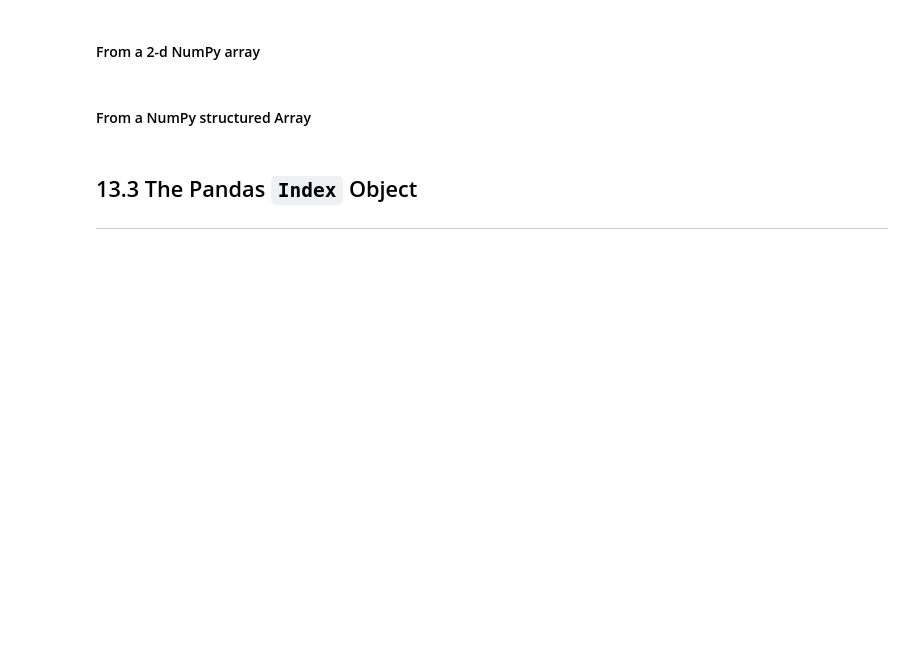
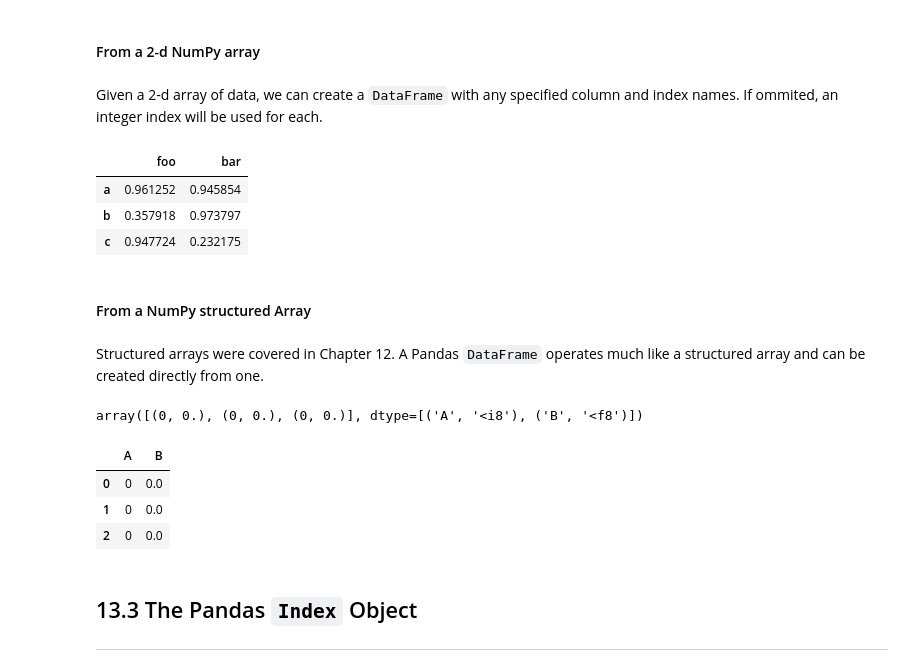
Before and after one commit to huymh/jupyter-notes, a Jupyter notebook: HB_Data_Manipulation_with_Pandas.ipynb, the cells around one changed output. Drawn from its saved outputs; the diff is of its cells as text; code cells hidden in the pictures; blank space fills up the shorter version.

```diff
--- a/HB_Data_Manipulation_with_Pandas.ipynb
+++ b/HB_Data_Manipulation_with_Pandas.ipynb
@@ -37,7 +256,32 @@ improt pandas as pd
 # %% [markdown]
 #### From a 2-d NumPy array
+# %% [markdown]
+Given a 2-d array of data, we can create a `DataFrame` with any specified column and index names. If ommited, an integer index will be used for each.
+# %%
+pd.DataFrame(np.random.rand(3,2),
+             columns = ['foo', 'bar'],
+             index = ['a', 'b', 'c'])
+# %% [output]
+|  | foo | bar |
+| a | 0.961252 | 0.945854 |
+| b | 0.357918 | 0.973797 |
+| c | 0.947724 | 0.232175 |
 # %% [markdown]
 #### From a NumPy structured Array
+# %% [markdown]
+Structured arrays were covered in Chapter 12. A Pandas `DataFrame` operates much like a structured array and can be created directly from one.
+# %%
+A = np.zeros(3, dtype = [('A', 'i8'), ('B', 'f8')])
+A
+# %% [output]
+array([(0, 0.), (0, 0.), (0, 0.)], dtype=[('A', '<i8'), ('B', '<f8')])
+# %%
+pd.DataFrame(A)
+# %% [output]
+|  | A | B |
+| 0 | 0 | 0.0 |
+| 1 | 0 | 0.0 |
+| 2 | 0 | 0.0 |
 # %% [markdown]
 ## 13.3 The Pandas `Index` Object
 ---
```
Also changed, not shown: parts of 62 cells of this notebook.
